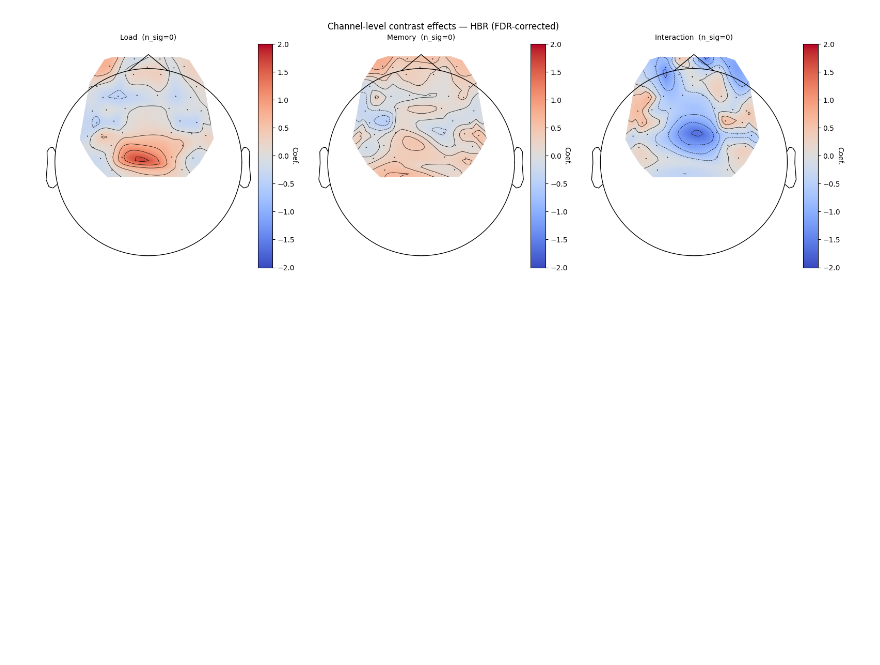
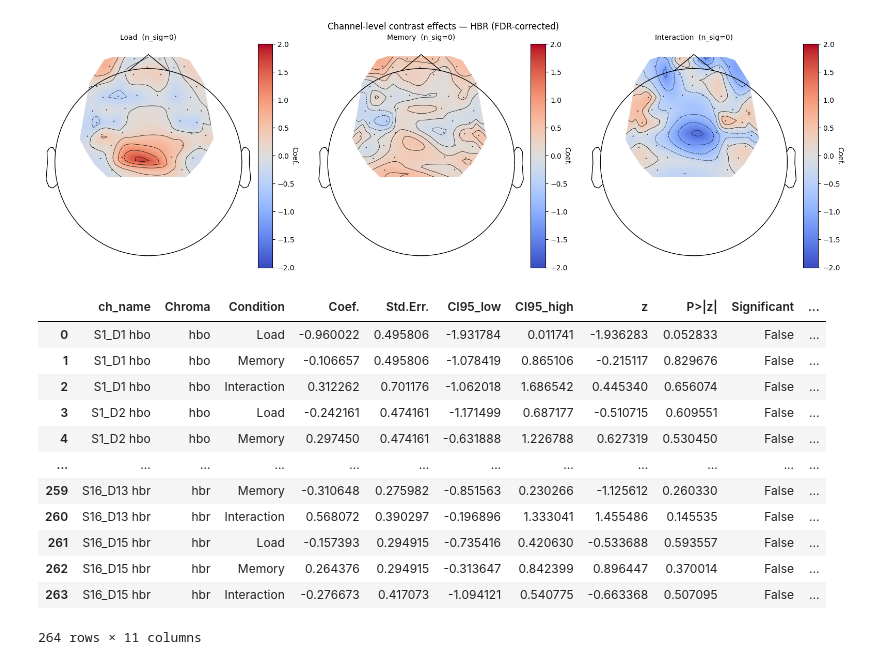
Before and after one commit to fnirs-open/Perceptual-and-Working-Memory-Load, a Jupyter notebook: 4_final_analysis_aligned.ipynb, the cells around one changed output. Cells and saved outputs as stored; diff of their text form; code cells hidden in the pictures; blank space fills up the shorter version.

```diff
--- a/4_final_analysis_aligned.ipynb
+++ b/4_final_analysis_aligned.ipynb
@@ -686,3 +695,19 @@ Ready.
 (none)
 [figure]
 [figure]
+# %%
+display(ch_contrast_df)
+# %% [output]
+|  | ch_name | Chroma | Condition | Coef. | Std.Err. | CI95_low | CI95_high | z | P>|z| | Significant | ... |
+| 0 | S1_D1 hbo | hbo | Load | -0.960022 | 0.495806 | -1.931784 | 0.011741 | -1.936283 | 0.052833 | False | ... |
+| 1 | S1_D1 hbo | hbo | Memory | -0.106657 | 0.495806 | -1.078419 | 0.865106 | -0.215117 | 0.829676 | False | ... |
+| 2 | S1_D1 hbo | hbo | Interaction | 0.312262 | 0.701176 | -1.062018 | 1.686542 | 0.445340 | 0.656074 | False | ... |
+| 3 | S1_D2 hbo | hbo | Load | -0.242161 | 0.474161 | -1.171499 | 0.687177 | -0.510715 | 0.609551 | False | ... |
+| 4 | S1_D2 hbo | hbo | Memory | 0.297450 | 0.474161 | -0.631888 | 1.226788 | 0.627319 | 0.530450 | False | ... |
+| ... | ... | ... | ... | ... | ... | ... | ... | ... | ... | ... | ... |
+| 259 | S16_D13 hbr | hbr | Memory | -0.310648 | 0.275982 | -0.851563 | 0.230266 | -1.125612 | 0.260330 | False | ... |
+| 260 | S16_D13 hbr | hbr | Interaction | 0.568072 | 0.390297 | -0.196896 | 1.333041 | 1.455486 | 0.145535 | False | ... |
+| 261 | S16_D15 hbr | hbr | Load | -0.157393 | 0.294915 | -0.735416 | 0.420630 | -0.533688 | 0.593557 | False | ... |
+| 262 | S16_D15 hbr | hbr | Memory | 0.264376 | 0.294915 | -0.313647 | 0.842399 | 0.896447 | 0.370014 | False | ... |
+| 263 | S16_D15 hbr | hbr | Interaction | -0.276673 | 0.417073 | -1.094121 | 0.540775 | -0.663368 | 0.507095 | False | ... |
+264 rows × 11 columns
```
Also changed, not shown: parts of 4 cells of this notebook.
